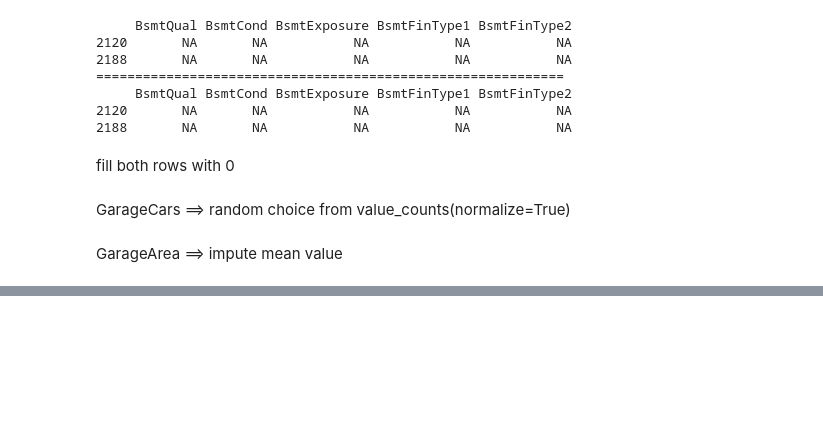
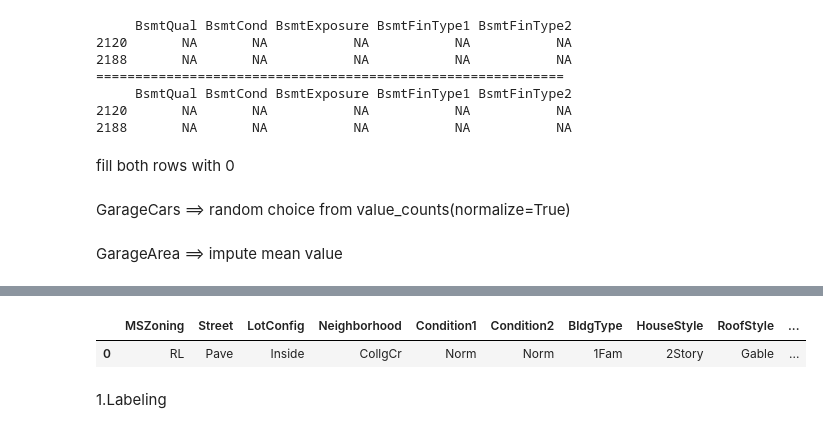
Before and after one commit to ineed-coffee/multicampus-AI-engineering, a Jupyter notebook: AI 학습을 위한 데이터 가공 및 시각화/20.10.01/Kaggle-House-Price , Advanced Regression Techniques.ipynb, the cells around one changed output, grey strips where cells are left out. Cells and saved outputs as stored; diff of their text form; code cells hidden in the pictures; blank space fills up the shorter version.

```diff
--- a/AI 학습을 위한 데이터 가공 및 시각화/20.10.01/Kaggle-House-Price , Advanced Regression Techniques.ipynb
+++ b/AI 학습을 위한 데이터 가공 및 시각화/20.10.01/Kaggle-House-Price , Advanced Regression Techniques.ipynb
@@ -309,0 +396,4 @@ data.BsmtQual.value_counts()
+# %%
+numeric_corr = pd.concat([data[numeric_cols].iloc[:split_point],train['SalePrice'].apply(np.log)],axis=1).corr()
+numeric_corr['ABS'] = numeric_corr.SalePrice.map(np.abs)
+numeric_corr.ABS[(numeric_corr.ABS>0.5)&(numeric_corr.ABS<1)].sort_values(ascending=False)
@@ -309,0 +414,3 @@ data.BsmtQual.value_counts()
+# %%
+imp_numeric_cols = numeric_corr.ABS[(numeric_corr.ABS>0.5)&(numeric_corr.ABS<1)].index
+imp_numeric_cols
@@ -309,0 +423,2 @@ data.BsmtQual.value_counts()
+# %%
+data = pd.concat([data[imp_numeric_cols],data.drop(numeric_cols,axis=1)],axis=1)
@@ -309,0 +456,7 @@ data.BsmtQual.value_counts()
+# %%
+data[norminal_cols].head(1)
+# %% [output]
+|  | MSZoning | Street | LotConfig | Neighborhood | Condition1 | Condition2 | BldgType | HouseStyle | RoofStyle | ... |
+| 0 | RL | Pave | Inside | CollgCr | Norm | Norm | 1Fam | 2Story | Gable | ... |
+# %% [markdown]
+1.Labeling
```
Also changed, not shown: parts of 60 cells of this notebook.
